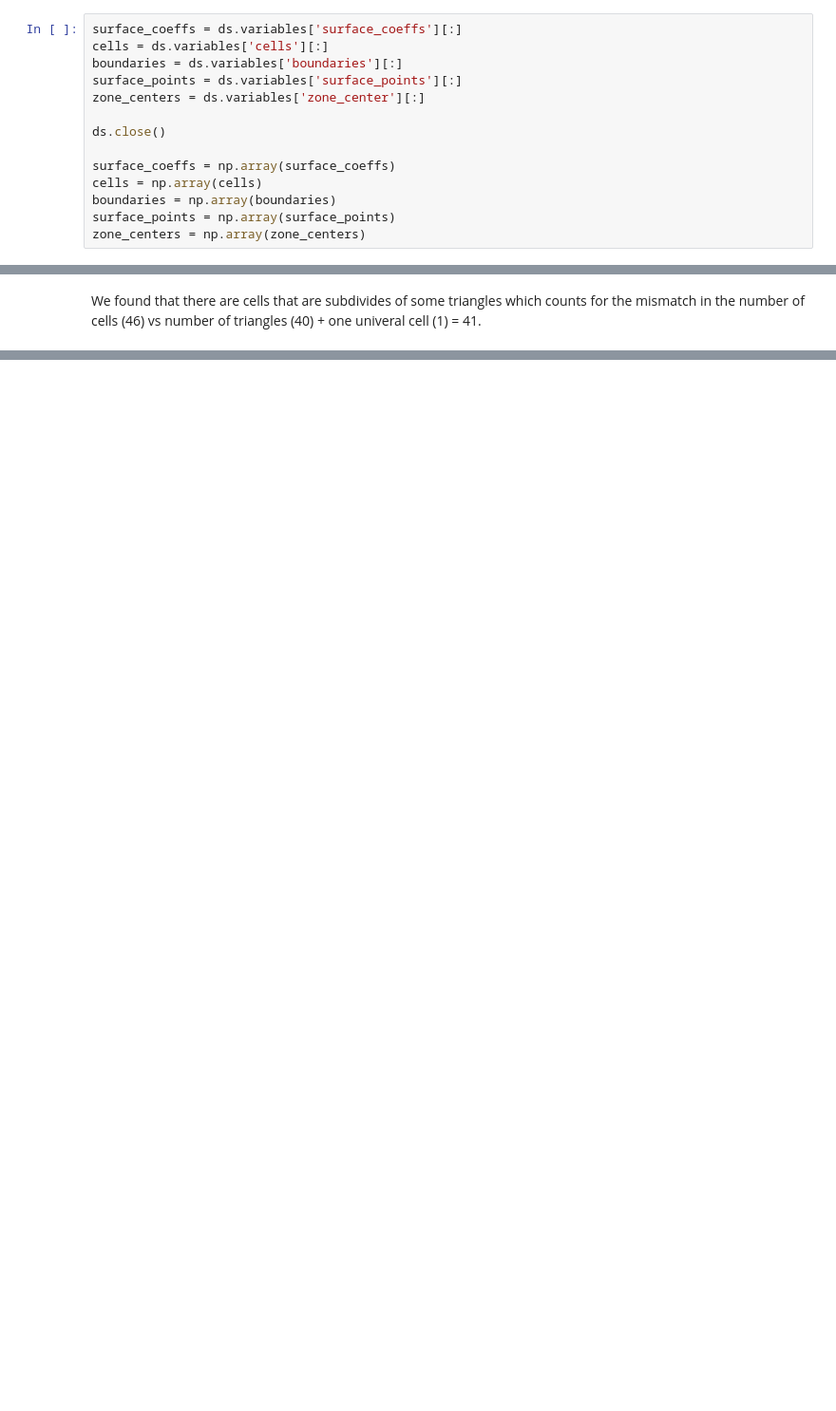
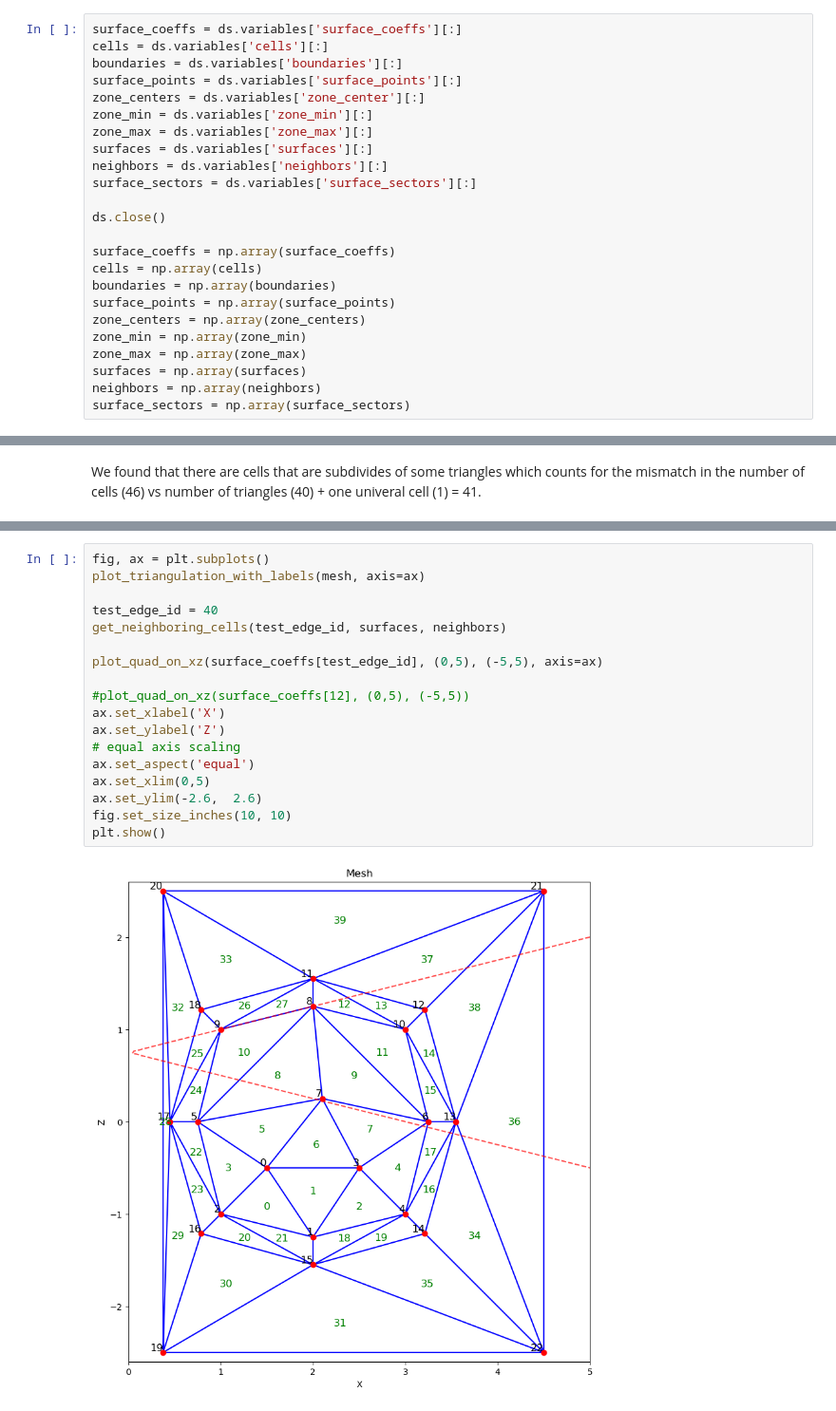
Before and after one commit to Fuad-HH/Degas2-Geom-Debug, a Jupyter notebook: identify_dg2_mesh_cells.ipynb, the cells around one changed output, grey strips where cells are left out. Shown at 95% size. Drawn from its saved outputs; the diff is of its cells as text; blank space fills up the shorter version.

```diff
--- a/identify_dg2_mesh_cells.ipynb
+++ b/identify_dg2_mesh_cells.ipynb
@@ -23,6 +27,11 @@ cells = ds.variables['cells'][:]
 boundaries = ds.variables['boundaries'][:]
 surface_points = ds.variables['surface_points'][:]
 zone_centers = ds.variables['zone_center'][:]
+zone_min = ds.variables['zone_min'][:]
+zone_max = ds.variables['zone_max'][:]
+surfaces = ds.variables['surfaces'][:]
+neighbors = ds.variables['neighbors'][:]
+surface_sectors = ds.variables['surface_sectors'][:]
 
 ds.close()
 
@@ -31,6 +40,11 @@ cells = np.array(cells)
 boundaries = np.array(boundaries)
 surface_points = np.array(surface_points)
 zone_centers = np.array(zone_centers)
+zone_min = np.array(zone_min)
+zone_max = np.array(zone_max)
+surfaces = np.array(surfaces)
+neighbors = np.array(neighbors)
+surface_sectors = np.array(surface_sectors)
 # %%
 surface_check_id = 3
 evaluate_dg2_quadric(surface_coeffs[surface_check_id], (1,0,1)), surface_coeffs[surface_check_id]
@@ -75,0 +168,20 @@ We found that there are cells that are subdivides of some triangles which counts
+# %%
+fig, ax = plt.subplots()
+plot_triangulation_with_labels(mesh, axis=ax)
+
+test_edge_id = 40
+get_neighboring_cells(test_edge_id, surfaces, neighbors)
+
+plot_quad_on_xz(surface_coeffs[test_edge_id], (0,5), (-5,5), axis=ax)
+
+#plot_quad_on_xz(surface_coeffs[12], (0,5), (-5,5))
+ax.set_xlabel('X')
+ax.set_ylabel('Z')
+# equal axis scaling
+ax.set_aspect('equal')
+ax.set_xlim(0,5)
+ax.set_ylim(-2.6,  2.6)
+fig.set_size_inches(10, 10)
+plt.show()
+# %% [output]
+[figure, added]
```
Also changed, not shown: parts of 17 cells of this notebook, 2 other files.
